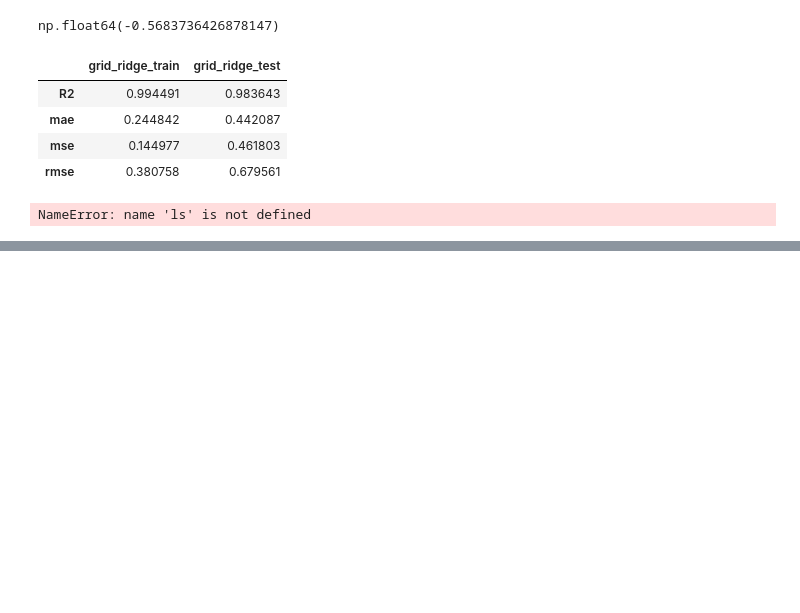
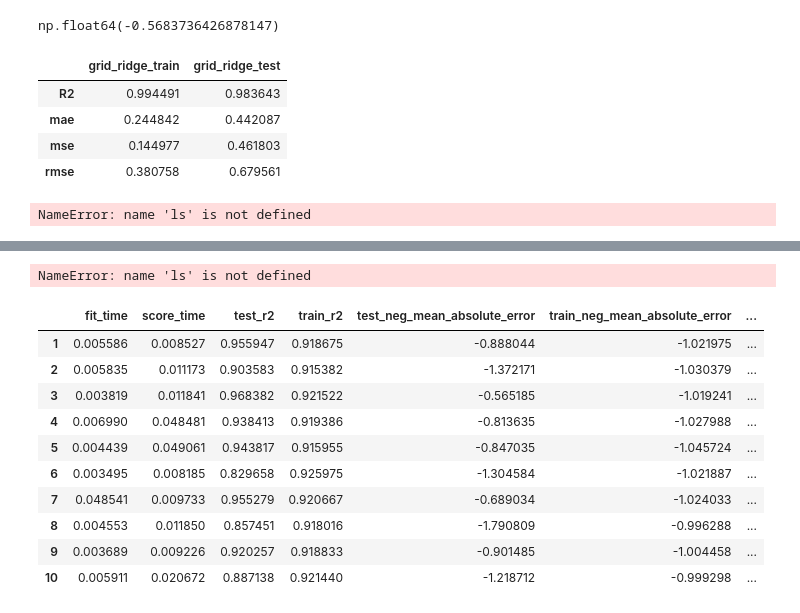
Before and after one commit to TarlanShukur/ML, a Jupyter notebook: ml.ipynb, the cells around one changed output, grey strips where cells are left out. Drawn from its saved outputs; the diff is of its cells as text; code cells hidden in the pictures; blank space fills up the shorter version.

```diff
--- a/ml.ipynb
+++ b/ml.ipynb
@@ -592,0 +643,4 @@ NameError: name 'ls' is not defined
+# %%
+lasso_model = Lasso(alpha=1)
+# %%
+lasso_model.fit(X_train_scaled,y_train)
@@ -592,0 +661,32 @@ NameError: name 'ls' is not defined
+# %%
+pd.concat([ls, rs, rgs, lss], axis = 1)
+# %% [output]
+NameError: name 'ls' is not defined
+# %%
+model = Lasso(alpha=1)
+scores = cross_validate(model,
+                        X_train_scaled,
+                        y_train,
+                        scoring=[
+                            'r2', 'neg_mean_absolute_error',
+                            'neg_mean_squared_error',
+                            'neg_root_mean_squared_error'
+                        ],
+                        cv=10,
+                        return_train_score=True)
+
+# Ridge modelde yaptığımız tüm işlemleri burda da tekrarlıyoruz.
+# %%
+pd.DataFrame(scores, index=range(1,11))
+# %% [output]
+|  | fit_time | score_time | test_r2 | train_r2 | test_neg_mean_absolute_error | train_neg_mean_absolute_error | ... |
+| 1 | 0.005586 | 0.008527 | 0.955947 | 0.918675 | -0.888044 | -1.021975 | ... |
+| 2 | 0.005835 | 0.011173 | 0.903583 | 0.915382 | -1.372171 | -1.030379 | ... |
+| 3 | 0.003819 | 0.011841 | 0.968382 | 0.921522 | -0.565185 | -1.019241 | ... |
+| 4 | 0.006990 | 0.048481 | 0.938413 | 0.919386 | -0.813635 | -1.027988 | ... |
+| 5 | 0.004439 | 0.049061 | 0.943817 | 0.915955 | -0.847035 | -1.045724 | ... |
+| 6 | 0.003495 | 0.008185 | 0.829658 | 0.925975 | -1.304584 | -1.021887 | ... |
+| 7 | 0.048541 | 0.009733 | 0.955279 | 0.920667 | -0.689034 | -1.024033 | ... |
+| 8 | 0.004553 | 0.011850 | 0.857451 | 0.918016 | -1.790809 | -0.996288 | ... |
+| 9 | 0.003689 | 0.009226 | 0.920257 | 0.918833 | -0.901485 | -1.004458 | ... |
+| 10 | 0.005911 | 0.020672 | 0.887138 | 0.921440 | -1.218712 | -0.999298 | ... |
```
Also changed, not shown: parts of 73 cells of this notebook.
